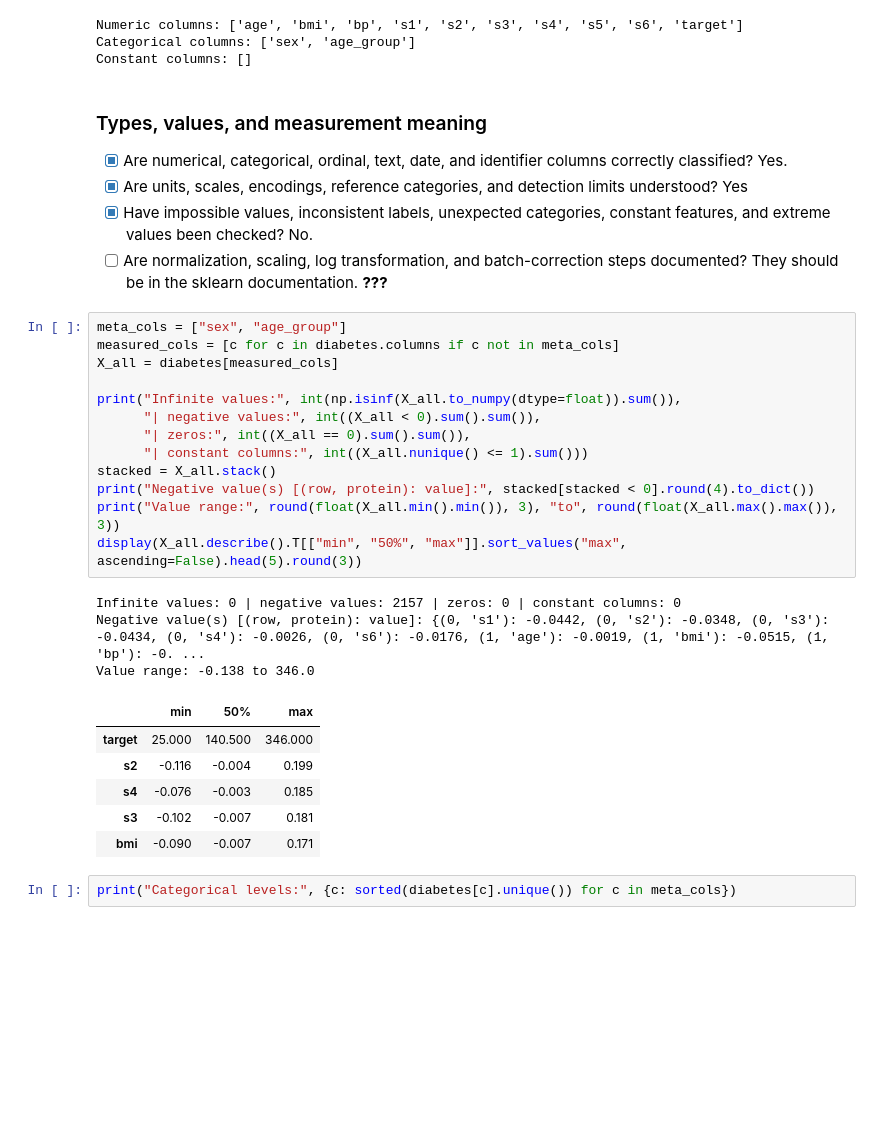
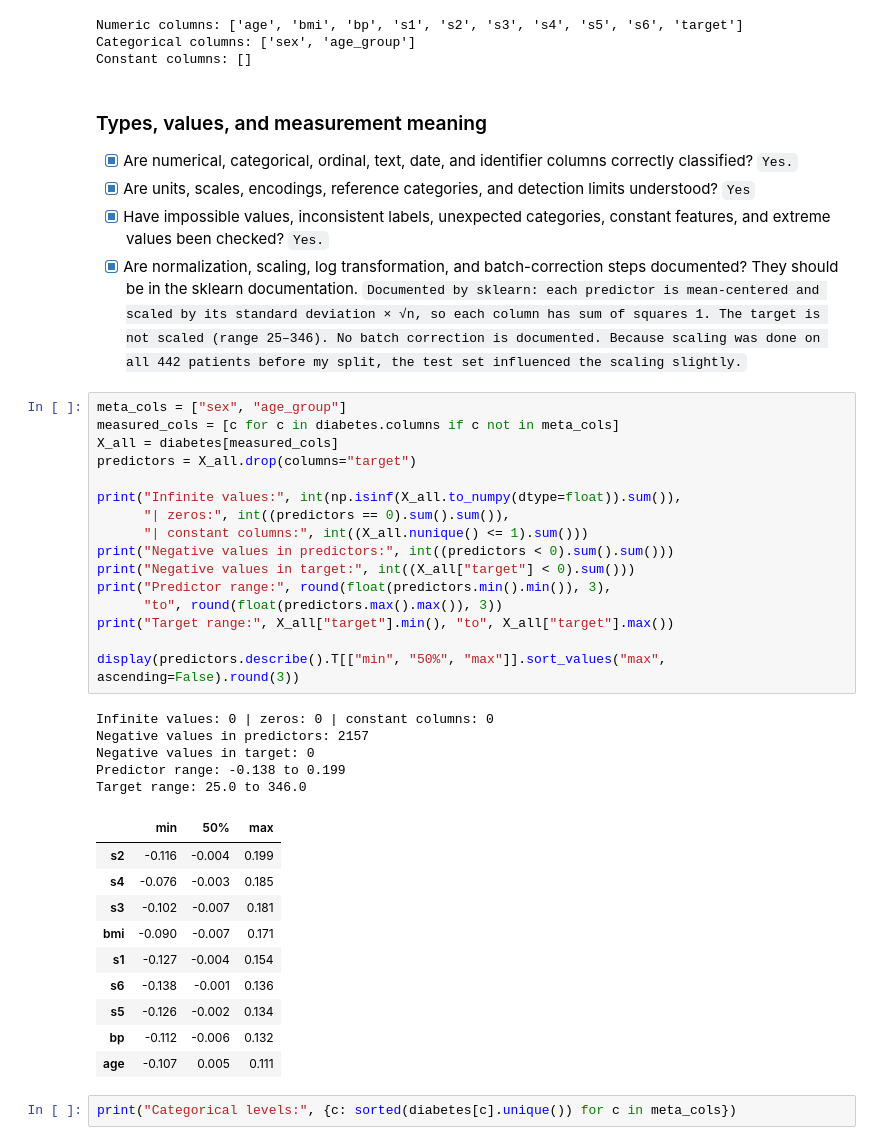
Before and after one commit to ValeriiaZhovannyk/KSE_ML_for_bioinformatics, a Jupyter notebook: my_work/week2/REPORT_TEMPLATE.ipynb, the cells around one changed output. Cells and saved outputs as stored; diff of their text form; blank space fills up the shorter version.

```diff
--- a/my_work/week2/REPORT_TEMPLATE.ipynb
+++ b/my_work/week2/REPORT_TEMPLATE.ipynb
@@ -103,33 +103,42 @@ Constant columns: []
 # %% [markdown]
 ### Types, values, and measurement meaning
 
-- [X] Are numerical, categorical, ordinal, text, date, and identifier columns correctly classified? Yes.
-- [X] Are units, scales, encodings, reference categories, and detection limits understood? Yes
-- [X] Have impossible values, inconsistent labels, unexpected categories, constant features, and extreme values been checked? No.
-- [ ] Are normalization, scaling, log transformation, and batch-correction steps documented? They should be in the sklearn documentation. **???**
+- [X] Are numerical, categorical, ordinal, text, date, and identifier columns correctly classified? `Yes.`
+- [X] Are units, scales, encodings, reference categories, and detection limits understood? `Yes`
+- [X] Have impossible values, inconsistent labels, unexpected categories, constant features, and extreme values been checked? `Yes.`
+- [X] Are normalization, scaling, log transformation, and batch-correction steps documented? They should be in the sklearn documentation. `Documented by sklearn: each predictor is mean-centered and scaled by its standard deviation × √n, so each column has sum of squares 1. The target is not scaled (range 25–346). No batch correction is documented. Because scaling was done on all 442 patients before my split, the test set influenced the scaling slightly.`
 # %%
 meta_cols = ["sex", "age_group"]
 measured_cols = [c for c in diabetes.columns if c not in meta_cols]
 X_all = diabetes[measured_cols]
+predictors = X_all.drop(columns="target")
 
 print("Infinite values:", int(np.isinf(X_all.to_numpy(dtype=float)).sum()),
-      "| negative values:", int((X_all < 0).sum().sum()),
-      "| zeros:", int((X_all == 0).sum().sum()),
+      "| zeros:", int((predictors == 0).sum().sum()),
       "| constant columns:", int((X_all.nunique() <= 1).sum()))
-stacked = X_all.stack()
-print("Negative value(s) [(row, protein): value]:", stacked[stacked < 0].round(4).to_dict())
-print("Value range:", round(float(X_all.min().min()), 3), "to", round(float(X_all.max().max()), 3))
-display(X_all.describe().T[["min", "50%", "max"]].sort_values("max", ascending=False).head(5).round(3))
+print("Negative values in predictors:", int((predictors < 0).sum().sum()))
+print("Negative values in target:", int((X_all["target"] < 0).sum()))
+print("Predictor range:", round(float(predictors.min().min()), 3),
+      "to", round(float(predictors.max().max()), 3))
+print("Target range:", X_all["target"].min(), "to", X_all["target"].max())
+
+display(predictors.describe().T[["min", "50%", "max"]].sort_values("max", ascending=False).round(3))
 # %% [output]
-Infinite values: 0 | negative values: 2157 | zeros: 0 | constant columns: 0
-Negative value(s) [(row, protein): value]: {(0, 's1'): -0.0442, (0, 's2'): -0.0348, (0, 's3'): -0.0434, (0, 's4'): -0.0026, (0, 's6'): -0.0176, (1, 'age'): -0.0019, (1, 'bmi'): -0.0515, (1, 'bp'): -0. ...
-Value range: -0.138 to 346.0
+Infinite values: 0 | zeros: 0 | constant columns: 0
+Negative values in predictors: 2157
+Negative values in target: 0
+Predictor range: -0.138 to 0.199
+Target range: 25.0 to 346.0
 |  | min | 50% | max |
-| target | 25.000 | 140.500 | 346.000 |
 | s2 | -0.116 | -0.004 | 0.199 |
 | s4 | -0.076 | -0.003 | 0.185 |
 | s3 | -0.102 | -0.007 | 0.181 |
 | bmi | -0.090 | -0.007 | 0.171 |
+| s1 | -0.127 | -0.004 | 0.154 |
+| s6 | -0.138 | -0.001 | 0.136 |
+| s5 | -0.126 | -0.002 | 0.134 |
+| bp | -0.112 | -0.006 | 0.132 |
+| age | -0.107 | 0.005 | 0.111 |
 # %%
 print("Categorical levels:", {c: sorted(diabetes[c].unique()) for c in meta_cols})
 # %% [output]
```
Also changed, not shown: parts of 43 cells of this notebook, 1 other file.
